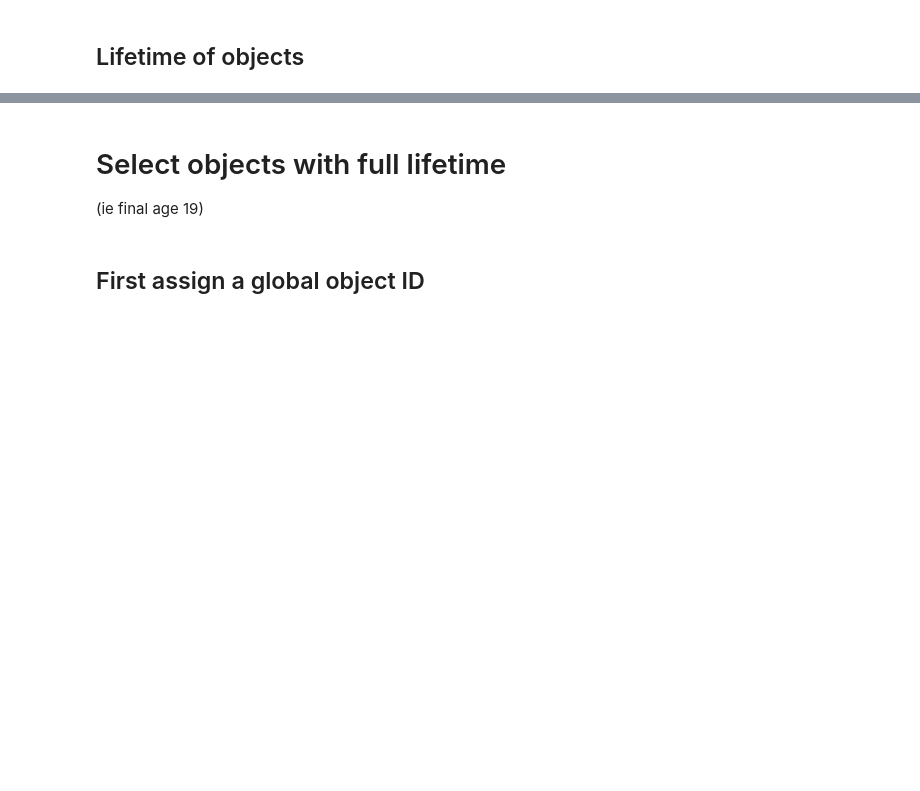
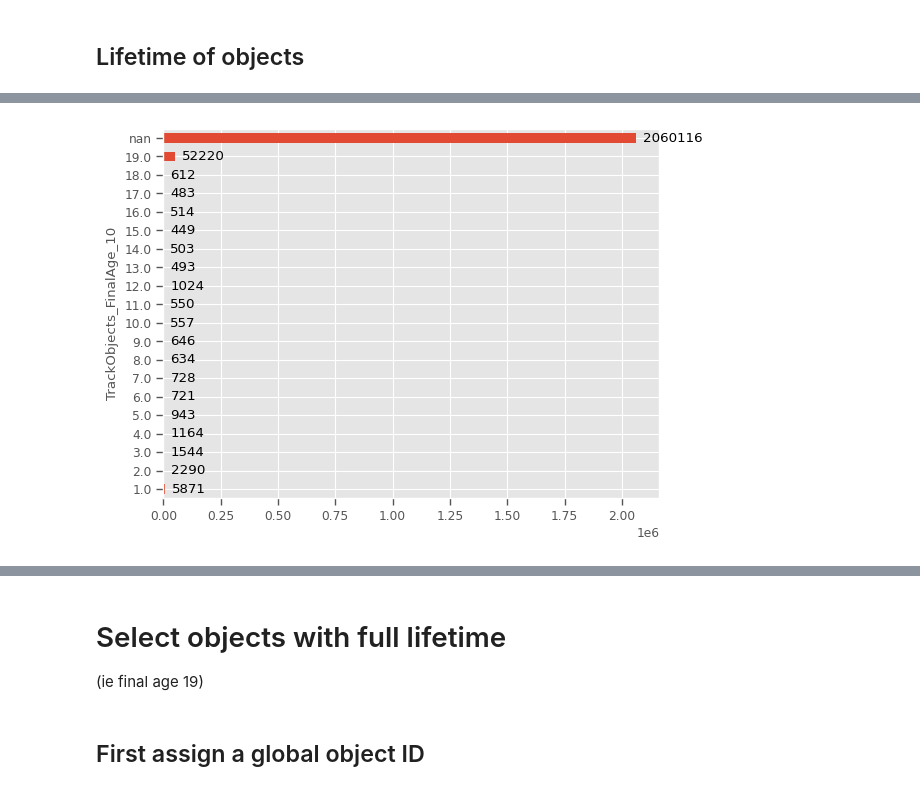
Before and after one commit to thethomasboyer/CellProfiler_GaussianProxy_analyses, a Jupyter notebook: process_true_trajectories.ipynb, the cells around one changed output, grey strips where cells are left out. Cells and saved outputs as stored; diff of their text form; code cells hidden in the pictures; blank space fills up the shorter version.

```diff
--- a/process_true_trajectories.ipynb
+++ b/process_true_trajectories.ipynb
@@ -93,0 +368,6 @@ df["TrackObjects_FinalAge_10"].value_counts(dropna=False).sort_index()
+# %%
+ax = df["TrackObjects_FinalAge_10"].value_counts(dropna=False).sort_index().plot(kind="barh")
+for container in ax.containers:
+    ax.bar_label(container, fmt="%d", padding=5)
+# %% [output]
+[figure, added]
```
Also changed, not shown: parts of 87 cells of this notebook, 2 other files.
